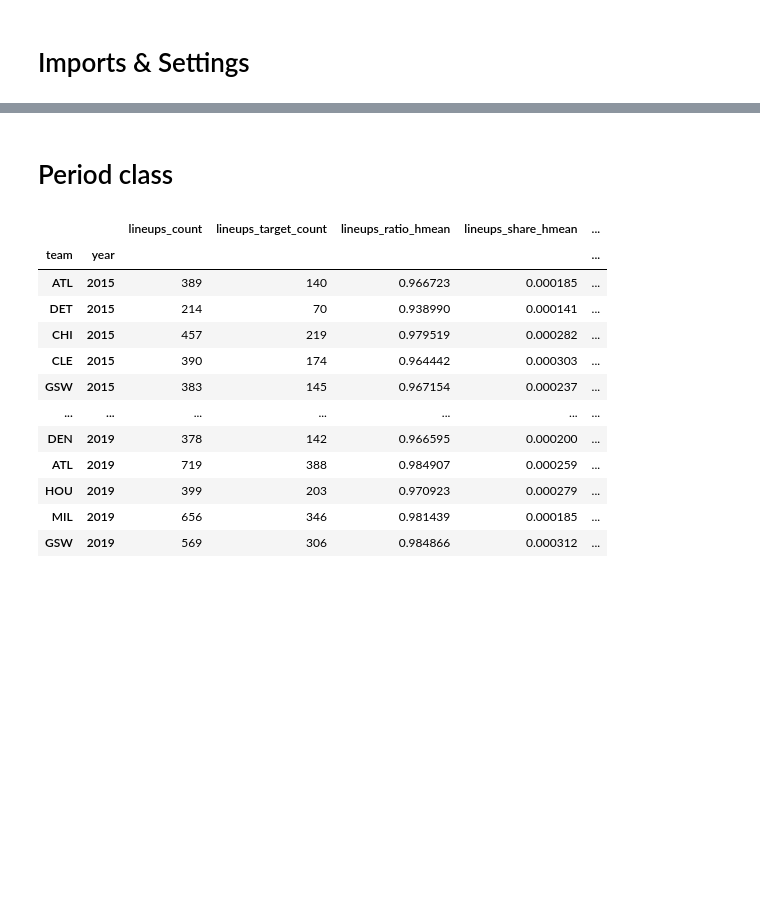
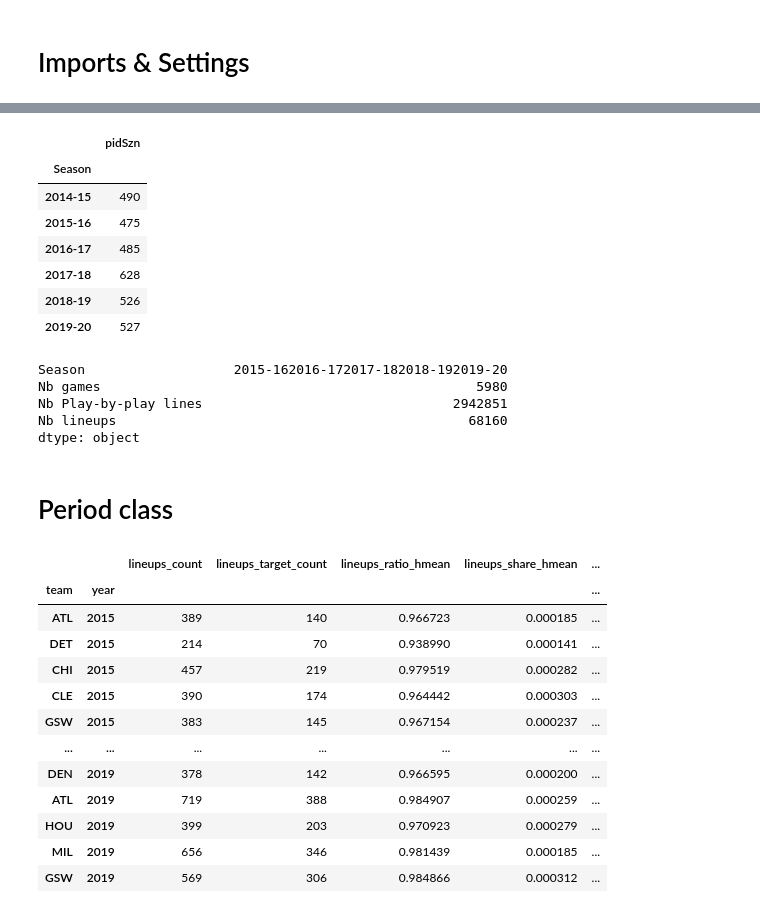
Before and after one commit to arnaud-odet/Roster_Building, a Jupyter notebook: notebooks/pbp.ipynb, the cells around one changed output, grey strips where cells are left out. Saved outputs shown, nothing was run; the diff lists cells and outputs as text; code cells hidden in the pictures; blank space fills up the shorter version.

```diff
--- a/notebooks/pbp.ipynb
+++ b/notebooks/pbp.ipynb
@@ -61,3 +43,23 @@ _df
+# %%
+pl_df = pd.read_csv("/home/admin/code/arnaud-odet/7_PhD/Roster/raw_data/muniz_data/MasterScore.csv", index_col = 0)
+pl_df[['pidSzn','Season']].groupby('Season').count()#.sum(axis = 0) - 490
+# %% [output]
+|  | pidSzn |
+| Season |  |
+| 2014-15 | 490 |
+| 2015-16 | 475 |
+| 2016-17 | 485 |
+| 2017-18 | 628 |
+| 2018-19 | 526 |
+| 2019-20 | 527 |
+# %%
+_stats_df.sum(axis = 0)
+# %% [output]
+Season                   2015-162016-172017-182018-192019-20
+Nb games                                                5980
+Nb Play-by-play lines                                2942851
+Nb lineups                                             68160
+dtype: object
 # %% [markdown]
 # Period class
 # %%
```
Also changed, not shown: parts of 3 cells of this notebook, 12 other files.
